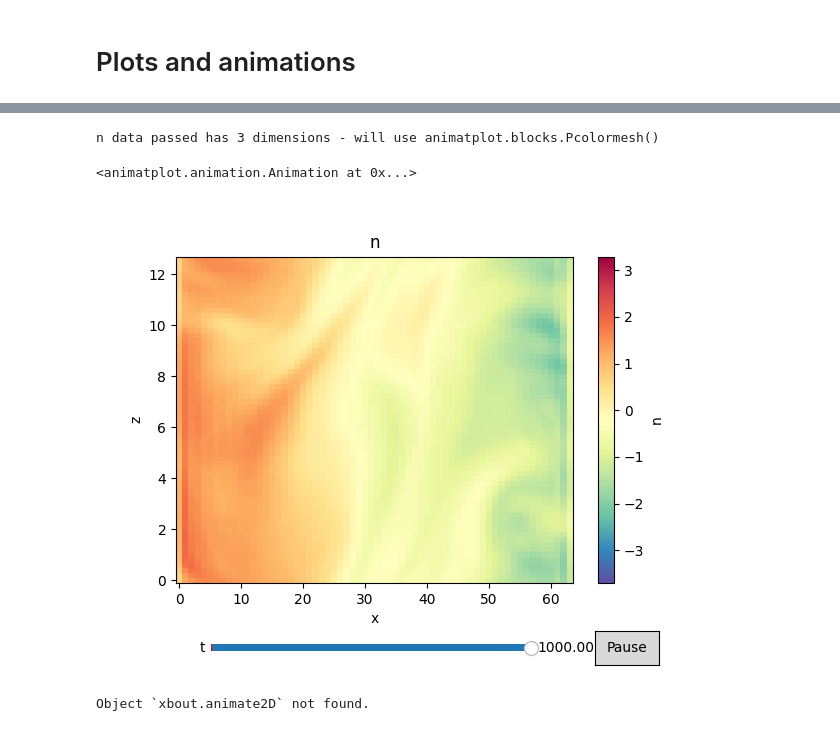
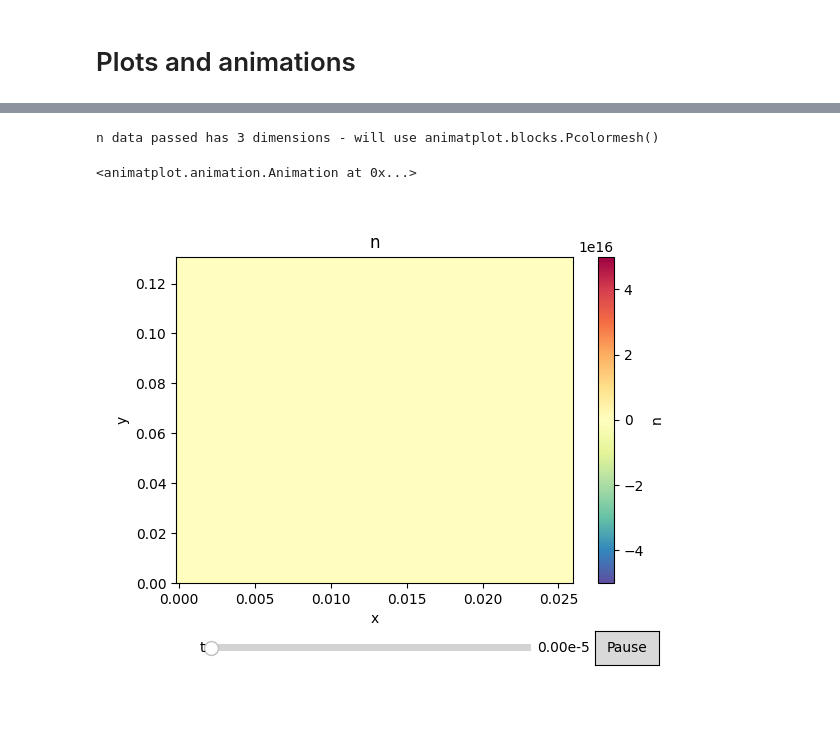
Before and after one commit to mikekryjak/neptune-docs, a Jupyter notebook: 2023-08-27 - HW3D normalisations.ipynb, the cells around one changed output, grey strips where cells are left out. Drawn from its saved outputs; the diff is of its cells as text; code cells hidden in the pictures.

Commit message:
Update after resolving kappa calc

```diff
--- a/2023-08-27 - HW3D normalisations.ipynb
+++ b/2023-08-27 - HW3D normalisations.ipynb
@@ -6,7 +6,8 @@ import matplotlib.pyplot as plt
 import matplotlib as mpl
 import os, sys
 # %%
-path = r"C:\Users\mikek\OneDrive\Project\collab\tech\cases\hw3d\hw3d_base"
+path = r"C:\Users\mikek\OneDrive\Project\collab\tech\cases\hw3d\hw5_kappa_6.13e-5"
+# path = r"C:\Users\mikek\OneDrive\Project\collab\tech\cases\hw3d\hw3d_2_alpha2.14e5"
 ds_original = xbout.load.open_boutdataset(
                 datapath = os.path.join(path,"BOUT.dmp.*.nc"),
                 inputfilepath = os.path.join(path, "BOUT.inp"),
@@ -53,19 +54,28 @@ Finally, we arrive at our parameter alpha:
 ## Ben's original calc with electron-electron collisions
 - Unfortunately in the original attempt at this, the bracket encompassing the entire numerator was missed
 # %%
+### User set inputs
 T0 = 50  # Plasma temperature [eV]
 n0 = 1e19  # Plasma density [m^-3]
 B = 0.5   # Magnetic field [T]
+
+### Constants
 Mp = 1.6726219e-27 # Proton mass [kg]
 Mi = Mp*2  # Ion mass of deuterium [kg]
 Me = 9.1093837e-31 # Electron mass [kg]
 qe = 1.60217662E-19 # electron charge [C] or [J ev^-1]
 e0 = 8.854187817e-12 # Vacuum permittivity [F m^-1]
 
+### Normalisations
+Omega_ci = qe * B / Mi   # Frequency [s^-1]
+Cs0 = np.sqrt( (qe * T0) / Mi)   # Speed [m s^-1]
+rho_s0 = Cs0 / Omega_ci  # Distance [m]
+
+
 omega_ce = qe * B / Me
 
 clog = abs(6.6 - 0.5 * np.log(n0) + 1.5*np.log(T0))   # Coulomb logarithm
-tau_e = ( 6 * np.sqrt(2) * np.pi**(3/2) * e0**2 * np.sqrt(Me) * qe*T0**(3/2) ) / (clog * qe**4 * n0)
+tau_e =  6 * np.sqrt(2) * np.pi**(3/2) * e0**2 * np.sqrt(Me) * (qe*T0)**(3/2)  / (clog * qe**4 * n0)
 freq_e = 1/tau_e
 nu_ei = freq_e * 0.51
 alpha = omega_ce / nu_ei
@@ -140,5 +165,11 @@ ds["t"] *= (1/Omega_ci)    # Time [s]
 # %%
 ds = ds_original.copy()
+
+
+
+ds["n"] *= n0   # Density [m^-3]
+ds["phi"] *= T0   # Potential [V]
+# ds["vort"] *= ???   # Vorticity [???]
 
 ### Make X coordinate from dx (https://github.com/boutproject/xBOUT-examples/blob/master/hasegawa-wakatani/hasegawa-wakatani_example.ipynb)
 dx = ds["dx"].isel(x=0).values
@@ -157,3 +188,9 @@ ds = ds.assign_coords(z=ds["z"]*rho_s0)
 
 ### Unnormalise time
 ds = ds.assign_coords(t=ds["t"]*(1/Omega_ci))
+
+print(f"Domain extents:")
+print(f"X: {ds['x'].min().values*1e3:.1f} - {ds['x'].max().values*1e3:.1f} mm")
+print(f"Y: {ds['y'].min().values*1e3:.1f} - {ds['y'].max().values*1e3:.1f} mm")
+print(f"Z: {ds['z'].min().values*1e3:.1f} - {ds['z'].max().values*1e3:.1f} mm")
+print(f"\nTime simulated: {ds['t'].max().values:.1e} s")
@@ -190,14 +245,13 @@ ax.legend()
 # %%
 %matplotlib widget
 plt.close("all")
-ds.isel(y=8)["n"].bout.animate2D(fps = 30, cmap = "Spectral_r",
-                                    save_as=r"C:\Users\mikek\OneDrive\Project\collab\tech\cases\hw3d\hw3d_xz.gif"
+plot_ds = ds
+fig, ax = plt.subplots()
+plot_ds.isel(z=32)["n"].bout.animate2D(fps = 30, cmap = "Spectral_r", ax = ax, vmin = -0.5e17, vmax = 0.5e17,
+                                    # save_as=r"C:\Users\mikek\OneDrive\Project\collab\tech\cases\hw3d\hw3d_xz.gif"
                                     )
+# ax.set_aspect("equal")
 # %% [output]
 n data passed has 3 dimensions - will use animatplot.blocks.Pcolormesh()
 <animatplot.animation.Animation at 0x...>
-[figure, old version]
+[figure, new version]
-# %%
-xbout.animate2D?
-# %% [output]
-Object `xbout.animate2D` not found.
```
Also changed, not shown: parts of 13 cells of this notebook.
